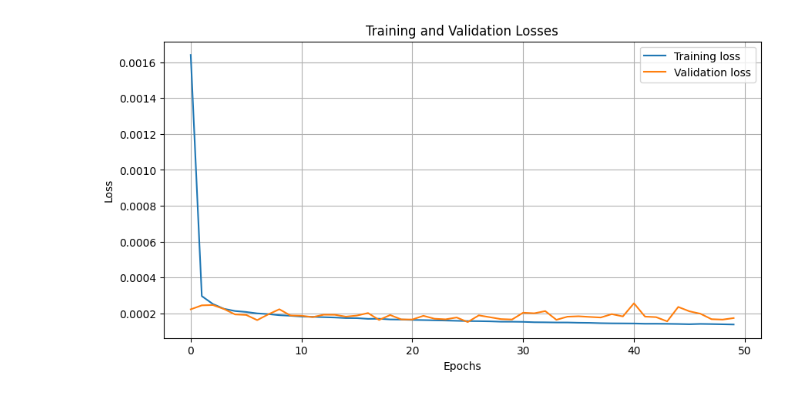
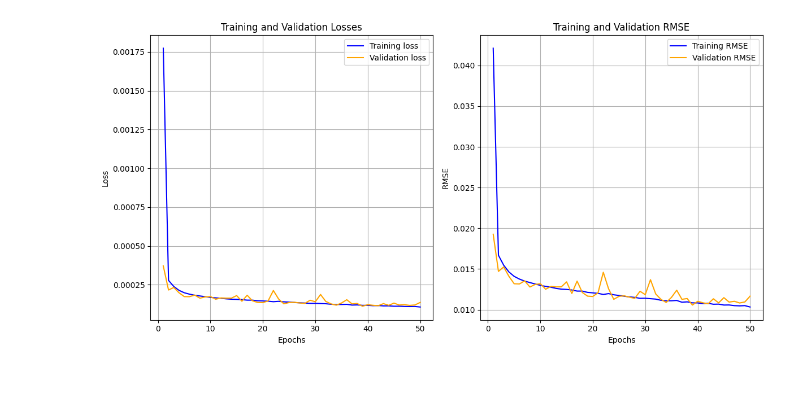
Before and after one commit to indhu68/Intro_to_DL_Project, a Jupyter notebook: Transformer_Seq10.ipynb, the cells around one changed output. Drawn from its saved outputs; the diff is of its cells as text; code cells hidden in the pictures.

```diff
--- a/Transformer_Seq10.ipynb
+++ b/Transformer_Seq10.ipynb
@@ -19,8 +49,3 @@ data.sort_values(by=['Tag', 'Time.Stamp'], inplace=True)
 data['Time_diff'] = data['Time.Stamp'].diff().dt.total_seconds().fillna(0)
 data['Lat_diff'] = data['Latitude'].diff().fillna(0)
 data['Lon_diff'] = data['Longitude'].diff().fillna(0)
-data['Speed'] = np.sqrt(data['Lat_diff']**2 + data['Lon_diff']**2) / (data['Time_diff'] + 1e-5)
-data.fillna(method='ffill', inplace=True)
-scaler = MinMaxScaler()
-numeric_columns = ['Latitude', 'Longitude']
-data[numeric_columns] = scaler.fit_transform(data[numeric_columns])
@@ -72,29 +108,31 @@ class TransformerModel(nn.Module):
         output = self.fc_out(output[:, -1, :])
         return output
 # %%
+
 # Hyperparameters and model initialization
 input_dim = 2
-d_model = 128
+d_model = 64
 nhead = 4
 num_encoder_layers = 3
 num_decoder_layers = 3
 dim_feedforward = 128
-output_dim = 20  # Adjust based on your output sequence length and dimensions
+output_dim = 20  # Adjust based on  output sequence length and dimensions
 max_seq_length = 100
 
 device = torch.device("cuda" if torch.cuda.is_available() else "cpu")
-model = TransformerModel(input_dim, d_model, nhead, num_encoder_layers, num_decoder_layers, dim_feedforward, output_dim, max_seq_length, device = device).to(device)
+model = TransformerModel(input_dim, d_model, nhead, num_encoder_layers, num_decoder_layers, dim_feedforward, output_dim, max_seq_length, device=device).to(device)
 # %%
-import matplotlib.pyplot as plt
 
-# Modified training and validation function to record losses
-def train_and_validate(model, train_loader, val_loader, num_epochs, device):
+# defining training, validation, and plotting function
+def train_validate_and_plot(model, train_loader, val_loader, num_epochs, device):
     model.to(device)
     criterion = nn.MSELoss()
     optimizer = optim.Adam(model.parameters(), lr=0.001)
     best_val_loss = float('inf')
     train_losses = []
     val_losses = []
+    train_rmses = []
+    val_rmses = []
 
     for epoch in range(num_epochs):
         model.train()
@@ -122,27 +160,43 @@ def train_and_validate(model, train_loader, val_loader, num_epochs, device):
         train_losses.append(avg_train_loss)
         val_losses.append(avg_val_loss)
 
-        print(f'Epoch {epoch+1}: Train Loss: {avg_train_loss:.4f}, Validation Loss: {avg_val_loss:.4f}')
+        train_rmse = (avg_train_loss ** 0.5)
+        val_rmse = (avg_val_loss ** 0.5)
+        train_rmses.append(train_rmse)
+        val_rmses.append(val_rmse)
+
+        print(f'Epoch {epoch+1}: Train Loss: {avg_train_loss:.4f}, Validation Loss: {avg_val_loss:.4f}, Train RMSE: {train_rmse:.4f}, Validation RMSE: {val_rmse:.4f}')
         if avg_val_loss < best_val_loss:
             torch.save(model.state_dict(), 'best_model.pth')
             best_val_loss = avg_val_loss
 
-    return train_losses, val_losses
+    # Plotting the results
+    epochs = range(1, num_epochs + 1)
+    plt.figure(figsize=(12, 6))
 
-def plot_losses(train_losses, val_losses):
-    plt.figure(figsize=(10, 5))
-    plt.plot(train_losses, label='Training loss')
-    plt.plot(val_losses, label='Validation loss')
+    # Plotting losses
+    plt.subplot(1, 2, 1)
+    plt.plot(epochs, train_losses, label='Training loss', color='blue')
+    plt.plot(epochs, val_losses, label='Validation loss', color='orange')
     plt.title('Training and Validation Losses')
     plt.xlabel('Epochs')
     plt.ylabel('Loss')
-    plt.legend()
+    plt.legend(loc='upper right')
     plt.grid(True)
+
+    # Plotting RMSE
+    plt.subplot(1, 2, 2)
+    plt.plot(epochs, train_rmses, label='Training RMSE', color='blue')
+    plt.plot(epochs, val_rmses, label='Validation RMSE', color='orange')
+    plt.title('Training and Validation RMSE')
+    plt.xlabel('Epochs')
+    plt.ylabel('RMSE')
+    plt.legend(loc='upper right')
+    plt.grid(True)
+
+    plt.tight_layout()
     plt.show()
 
-# Training the model
-train_losses, val_losses = train_and_validate(model, train_loader, test_loader, num_epochs=50, device=device)
-
-# Plotting the losses
-plot_losses(train_losses, val_losses)
+#Train and validate the model
+train_validate_and_plot(model, train_loader, test_loader, num_epochs=50, device=device)
 # %% [output]
@@ -166 +220 @@ Epoch 50: Train Loss: 0.0001, Validation Loss: 0.0002
-[figure, old version]
+[figure, new version]
```
Also changed, not shown: parts of 14 cells of this notebook.
